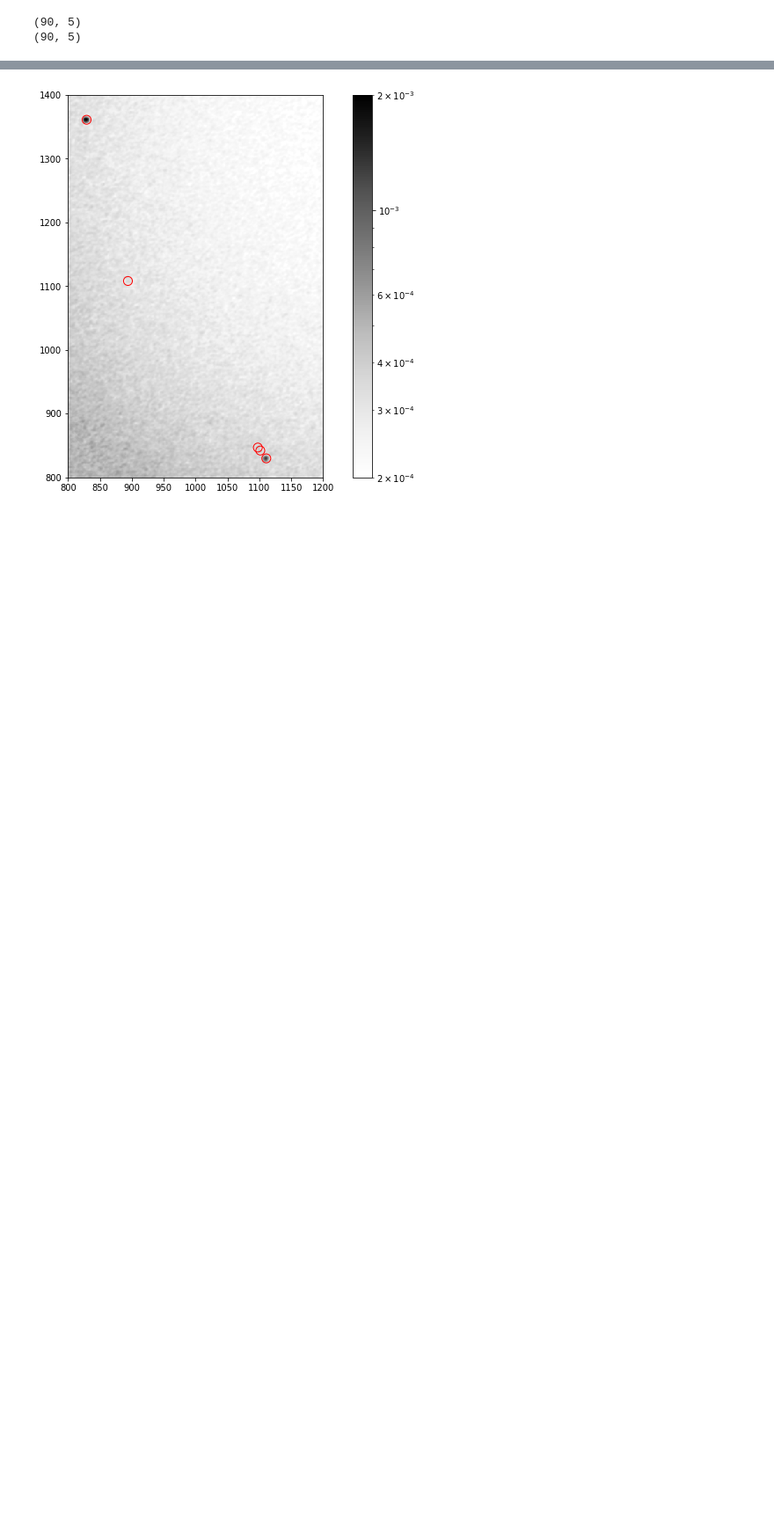
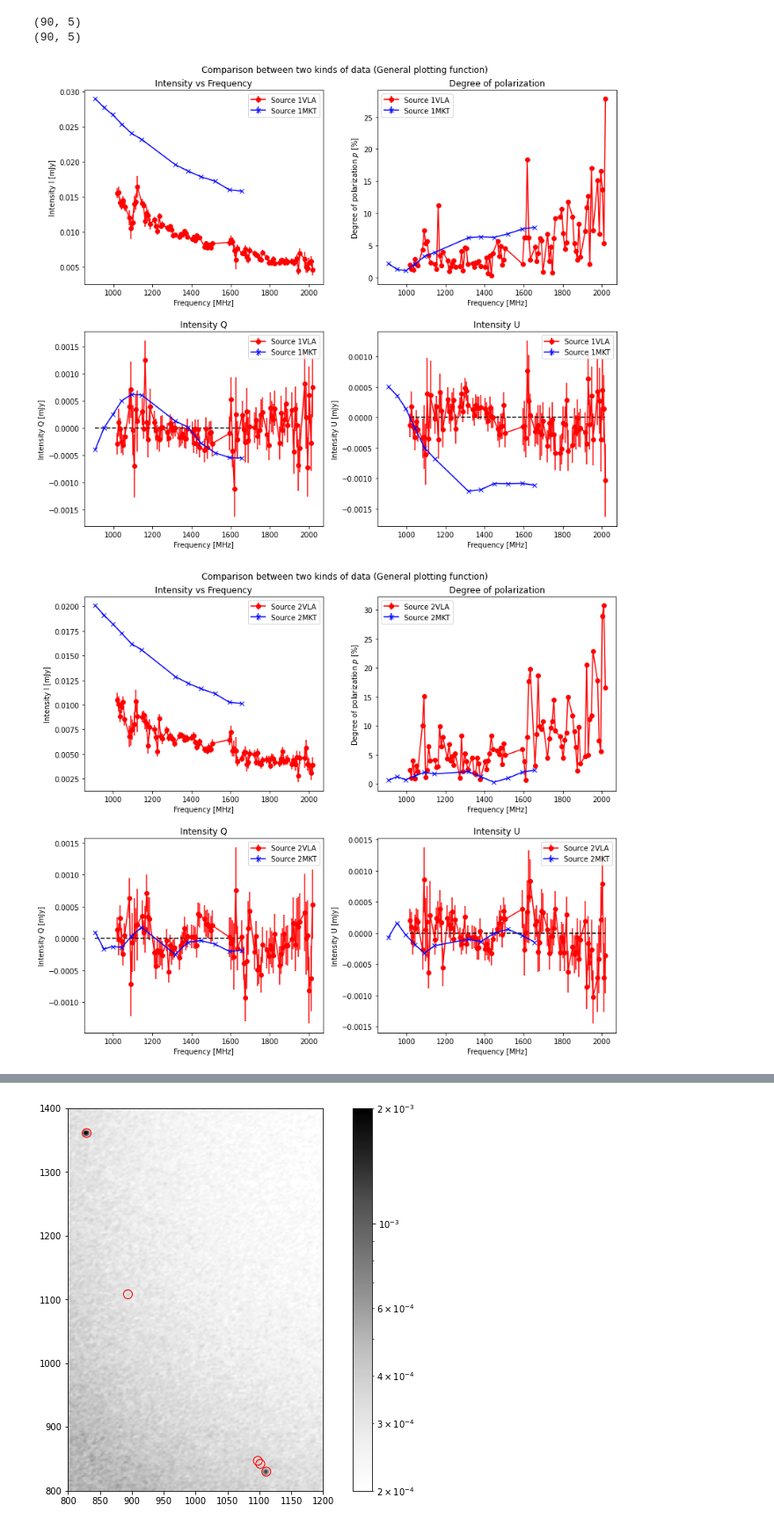
Before and after one commit to Woutmg/Meerkat_FracPol, a Jupyter notebook: Abell 85 Comparison VLA Meerkat Data.ipynb, the cells around one changed output, grey strips where cells are left out. Shown at 88% size. Cells and saved outputs as stored; diff of their text form; code cells hidden in the pictures; blank space fills up the shorter version.

```diff
--- a/Abell 85 Comparison VLA Meerkat Data.ipynb
+++ b/Abell 85 Comparison VLA Meerkat Data.ipynb
@@ -272,7 +274,7 @@ def plotter(freqs_1, freqs_2, I_1, I_2, I_1_err, I_2_err, Q_1, Q_2, Q_1_err, Q_2
             fig.set_size_inches(12, 10)
             fig.tight_layout(pad=4.5)
 
-            fig.suptitle('Comparison between VLA and MKT data. Based on separate flux measurements.')
+            fig.suptitle('Comparison between two kinds of data (General plotting function)')
             axs[0,0].errorbar(freqs_1/1e6, I_1[:,n], yerr=I_1_err[:,n], label=labels[n] + name_1, color='red', marker='o')
             axs[0,0].errorbar(freqs_2/1e6, I_2[:,n], yerr=I_2_err[:,n], label=labels[n] + name_2, color='blue', marker='x')
             axs[0,0].set_title('Intensity vs Frequency')
@@ -331,31 +333,34 @@ def plotter(freqs_1, freqs_2, I_1, I_2, I_1_err, I_2_err, Q_1, Q_2, Q_1_err, Q_2
             plt.show()
 
     if statistic:
         colors=['red','orange','green','blue','purple']
         for n in range(5):
             plt.scatter(I_1[:,n], I_2[:,n], color=colors[n])
         plt.title('Correlation I intensity')
         plt.xscale('log')
         plt.yscale('log')
         plt.xlabel(name_1+'I [mJy]')
         plt.ylabel(name_2+'I [mJy]')
         plt.show()
         for n in range(5):
             plt.scatter(Q_1[:,n], Q_2[:,n], color=colors[n])
         plt.title('Correlation Q intensity')
         plt.xscale('log')
         plt.yscale('log')
         plt.xlabel(name_1+'Q [mJy]')
         plt.ylabel(name_2+'Q [mJy]')
         plt.show()
         for n in range(5):
             plt.scatter(U_1[:,n], U_2[:,n], color=colors[n])
         plt.title('Correlation U intensity')
         plt.xscale('log')
         plt.yscale('log')
         plt.xlabel(name_1+'U [mJy]')
         plt.ylabel(name_2+'U [mJy]')
         plt.show()
 
 # We trigger the plotter function:
-plotter(Freqs_VLA, freqs_middle, I_phot_table_VLA, I_phot_table_compar, I_phot_table_VLA_err, np.zeros(np.shape(I_phot_table_compar)), Q_phot_table_VLA, Q_phot_table_compar, Q_phot_table_VLA_err, np.zeros(np.shape(Q_phot_table_compar)), U_phot_table_VLA, U_phot_table_compar, U_phot_table_VLA_err, np.zeros(np.shape(U_phot_table_compar)), Linpol_VLA, np.zeros(np.shape(Linpol_VLA)), Linpol_compar, np.zeros(np.shape(Linpol_compar)), Pol_Angles_VLA, Pol_Angles_compar, Labels, name_1='VLA', name_2='MKT', channels=False, polar=False, angle=False, statistic=False)
+plotter(Freqs_VLA, freqs_middle, I_phot_table_VLA, I_phot_table_compar, I_phot_table_VLA_err, np.zeros(np.shape(I_phot_table_compar)), Q_phot_table_VLA, Q_phot_table_compar, Q_phot_table_VLA_err, np.zeros(np.shape(Q_phot_table_compar)), U_phot_table_VLA, U_phot_table_compar, U_phot_table_VLA_err, np.zeros(np.shape(U_phot_table_compar)), Linpol_VLA, np.zeros(np.shape(Linpol_VLA)), Linpol_compar, np.zeros(np.shape(Linpol_compar)), Pol_Angles_VLA, Pol_Angles_compar, Labels, name_1='VLA', name_2='MKT', channels=True, polar=False, angle=False, statistic=False)
+# %% [output]
+[figure, added]
+[figure, added]
```
Also changed, not shown: parts of 8 cells of this notebook, 8 other files.
